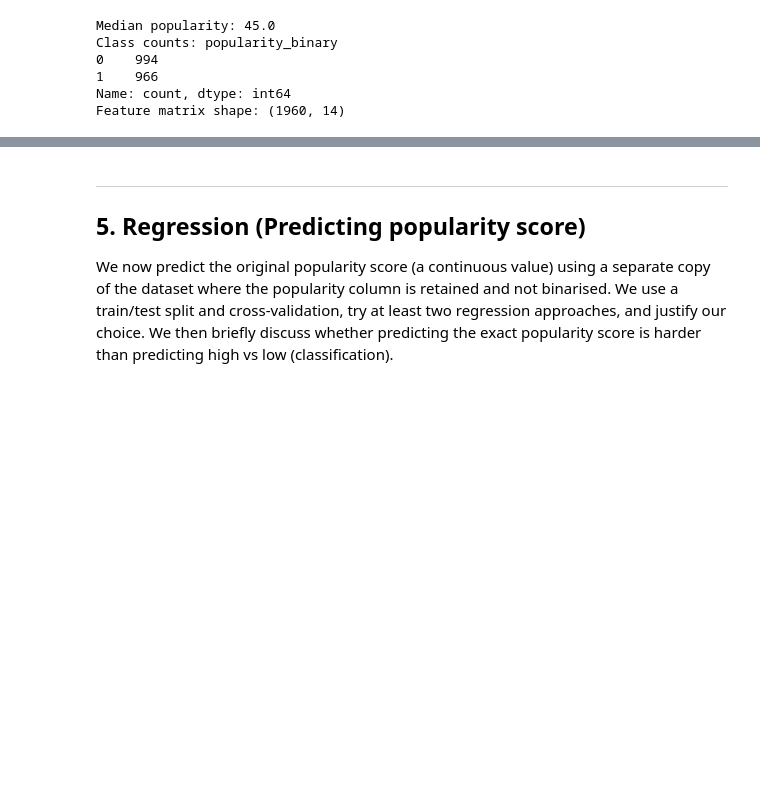
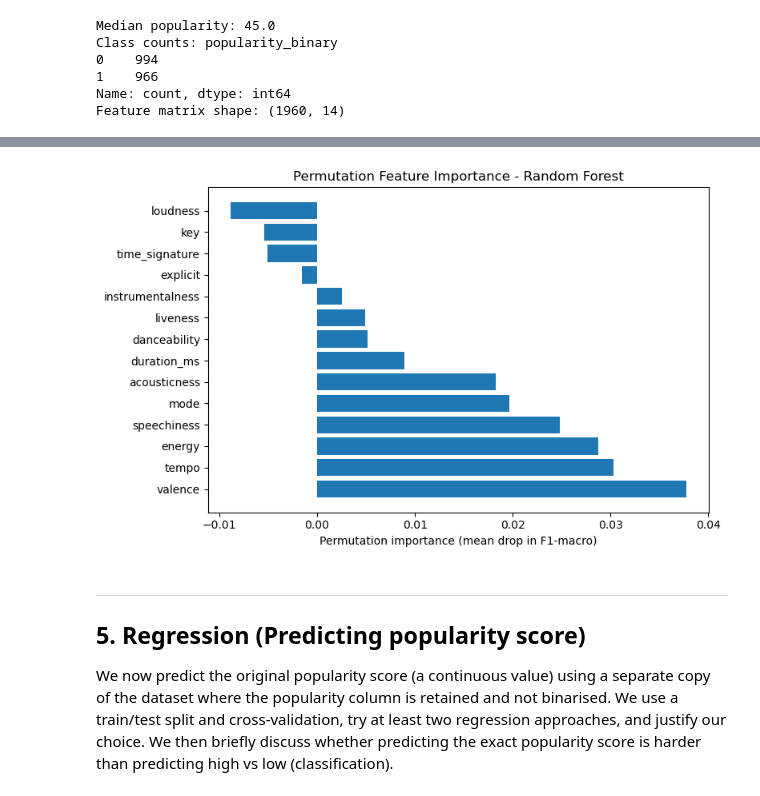
Before and after one commit to cormacGreaney/Predictive-Modelling-on-Spotify-tracks2026-Dataset, a Jupyter notebook: CS4168_Project_Notebook.ipynb, the cells around one changed output, grey strips where cells are left out. Saved outputs shown, nothing was run; the diff lists cells and outputs as text; code cells hidden in the pictures; blank space fills up the shorter version.

```diff
--- a/CS4168_Project_Notebook.ipynb
+++ b/CS4168_Project_Notebook.ipynb
@@ -489,3 +632,28 @@ else:
+# %%
+# Use permutation importance so interpretation works with full pipelines (including one-hot encoding).
+perm = permutation_importance(
+    best_model,
+    X_test,
+    y_test,
+    n_repeats=10,
+    random_state=SEED,
+    scoring='f1_macro',
+)
+
+# Feature names here are the original columns, which are easier to interpret.
+feat_names = np.array(X_test.columns)
+imp_mean = perm.importances_mean
+idx = np.argsort(imp_mean)[::-1]
+
+plt.figure(figsize=(8, 5))
+plt.barh(range(len(feat_names)), imp_mean[idx])
+plt.yticks(range(len(feat_names)), feat_names[idx])
+plt.xlabel('Permutation importance (mean drop in F1-macro)')
+plt.title(f'Permutation Feature Importance - {best_name}')
+plt.tight_layout()
+plt.show()
+# %% [output]
+[figure, added]
 # %% [markdown]
 ---
 ## 5. Regression (Predicting popularity score)
```
Also changed, not shown: parts of 26 cells of this notebook.
